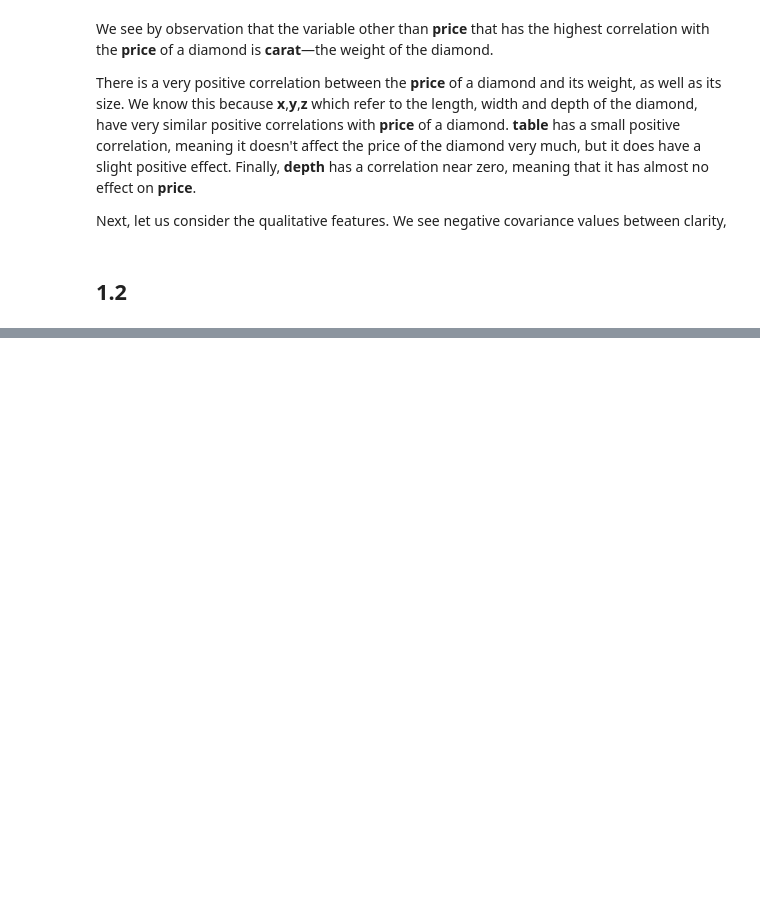
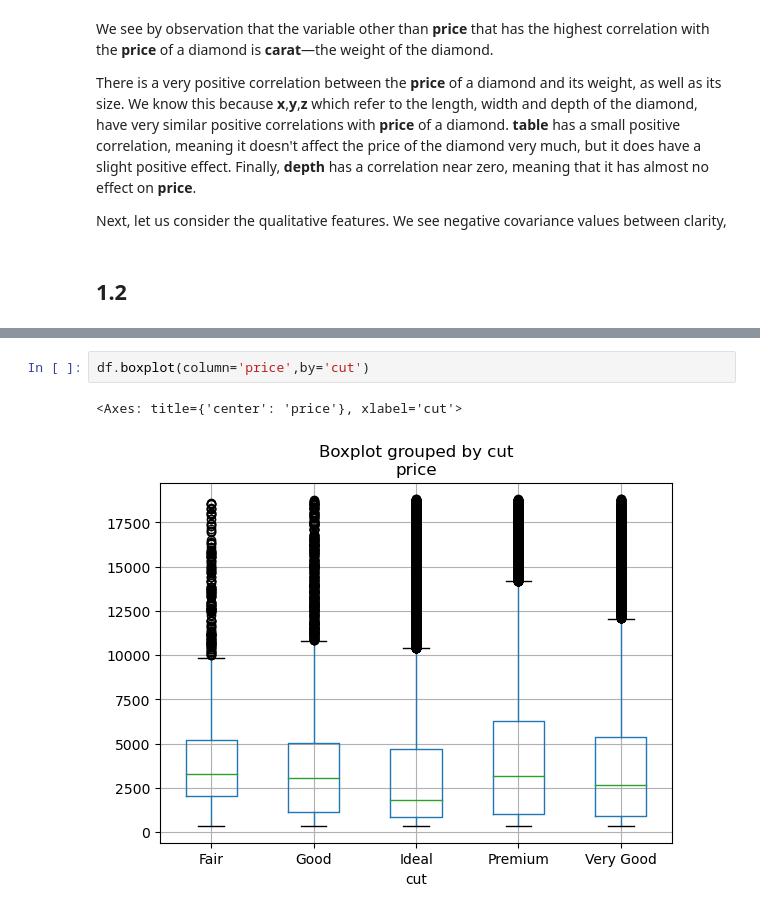
Before and after one commit to thewrigman/Diamond-characteristics-ece219, a Jupyter notebook: src/scratch.ipynb, the cells around one changed output, grey strips where cells are left out. Drawn from its saved outputs; the diff is of its cells as text; blank space fills up the shorter version.

```diff
--- a/src/scratch.ipynb
+++ b/src/scratch.ipynb
@@ -110,0 +95,5 @@ i:4 j:1
+# %%
+df.boxplot(column='price',by='cut')
+# %% [output]
+<Axes: title={'center': 'price'}, xlabel='cut'>
+[figure, added]
```
Also changed, not shown: parts of 11 cells of this notebook.
